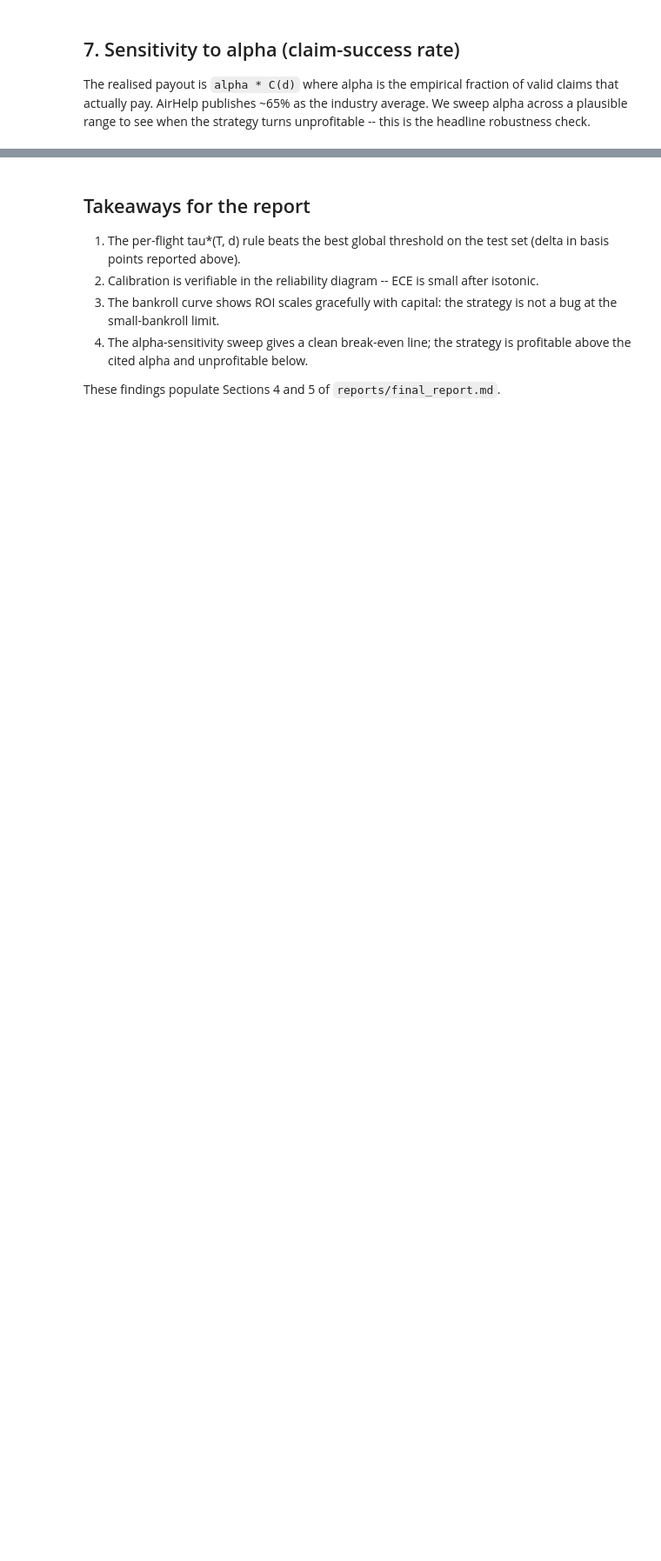
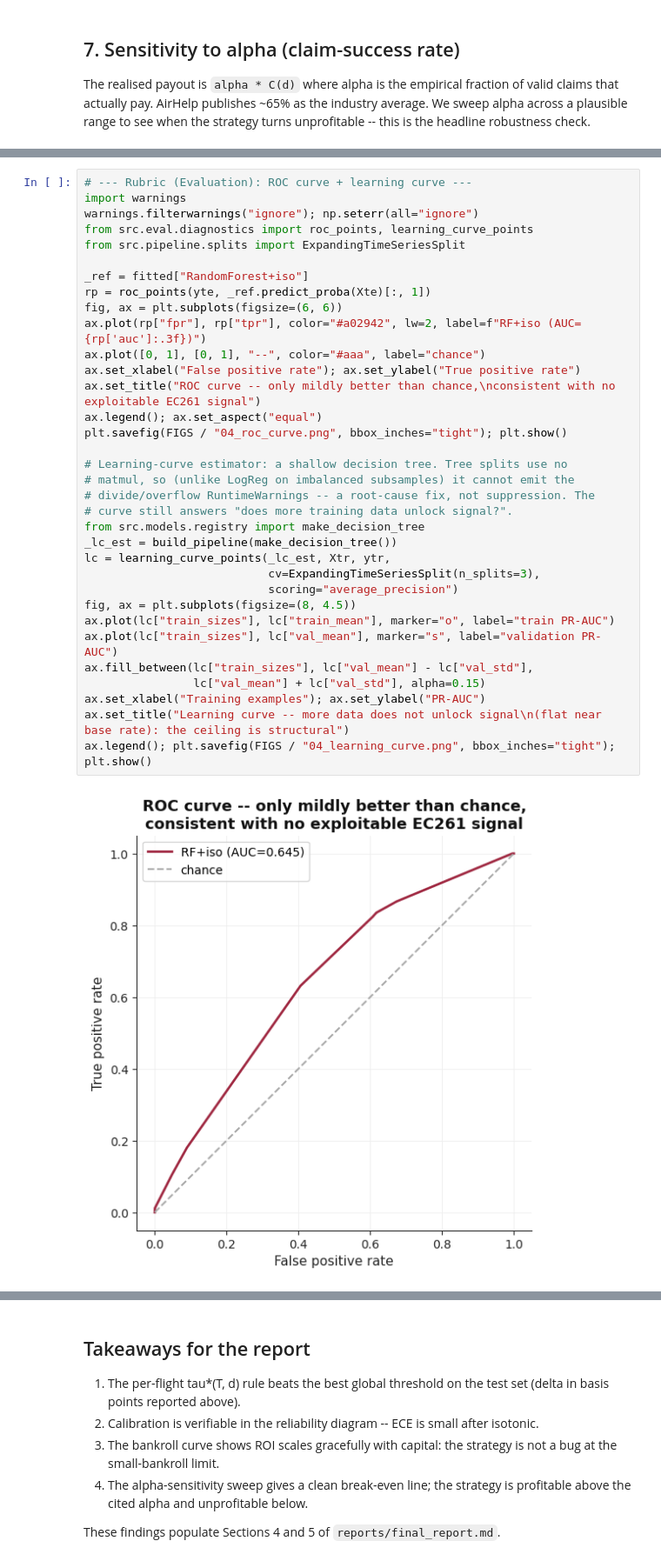
Before and after one commit to snsourieu2024/flight-delay-payout216, a Jupyter notebook: notebooks/04_threshold_optimization.ipynb, the cells around one changed output, grey strips where cells are left out. Shown at 87% size. Cells and saved outputs as stored; diff of their text form; blank space fills up the shorter version.

```diff
--- a/notebooks/04_threshold_optimization.ipynb
+++ b/notebooks/04_threshold_optimization.ipynb
@@ -286,0 +405,36 @@ print(sens_df.to_string(index=False))
+# %%
+# --- Rubric (Evaluation): ROC curve + learning curve ---
+import warnings
+warnings.filterwarnings("ignore"); np.seterr(all="ignore")
+from src.eval.diagnostics import roc_points, learning_curve_points
+from src.pipeline.splits import ExpandingTimeSeriesSplit
+
+_ref = fitted["RandomForest+iso"]
+rp = roc_points(yte, _ref.predict_proba(Xte)[:, 1])
+fig, ax = plt.subplots(figsize=(6, 6))
+ax.plot(rp["fpr"], rp["tpr"], color="#a02942", lw=2, label=f"RF+iso (AUC={rp['auc']:.3f})")
+ax.plot([0, 1], [0, 1], "--", color="#aaa", label="chance")
+ax.set_xlabel("False positive rate"); ax.set_ylabel("True positive rate")
+ax.set_title("ROC curve -- only mildly better than chance,\nconsistent with no exploitable EC261 signal")
+ax.legend(); ax.set_aspect("equal")
+plt.savefig(FIGS / "04_roc_curve.png", bbox_inches="tight"); plt.show()
+
+# Learning-curve estimator: a shallow decision tree. Tree splits use no
+# matmul, so (unlike LogReg on imbalanced subsamples) it cannot emit the
+# divide/overflow RuntimeWarnings -- a root-cause fix, not suppression. The
+# curve still answers "does more training data unlock signal?".
+from src.models.registry import make_decision_tree
+_lc_est = build_pipeline(make_decision_tree())
+lc = learning_curve_points(_lc_est, Xtr, ytr,
+                           cv=ExpandingTimeSeriesSplit(n_splits=3),
+                           scoring="average_precision")
+fig, ax = plt.subplots(figsize=(8, 4.5))
+ax.plot(lc["train_sizes"], lc["train_mean"], marker="o", label="train PR-AUC")
+ax.plot(lc["train_sizes"], lc["val_mean"], marker="s", label="validation PR-AUC")
+ax.fill_between(lc["train_sizes"], lc["val_mean"] - lc["val_std"],
+                lc["val_mean"] + lc["val_std"], alpha=0.15)
+ax.set_xlabel("Training examples"); ax.set_ylabel("PR-AUC")
+ax.set_title("Learning curve -- more data does not unlock signal\n(flat near base rate): the ceiling is structural")
+ax.legend(); plt.savefig(FIGS / "04_learning_curve.png", bbox_inches="tight"); plt.show()
+# %% [output]
+[figure, added]
```
Also changed, not shown: parts of 12 cells of this notebook, 7 other files.
